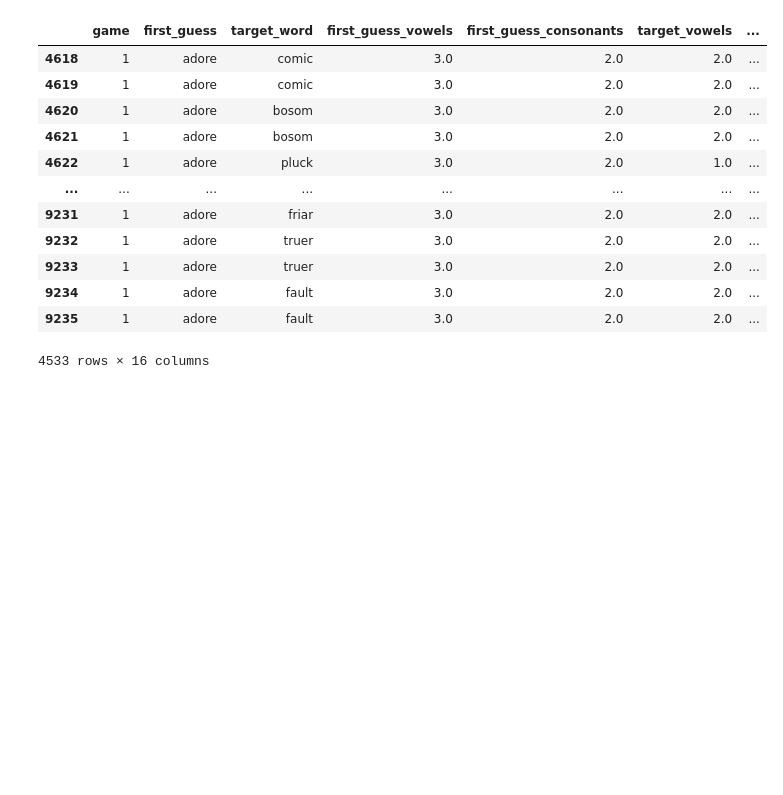
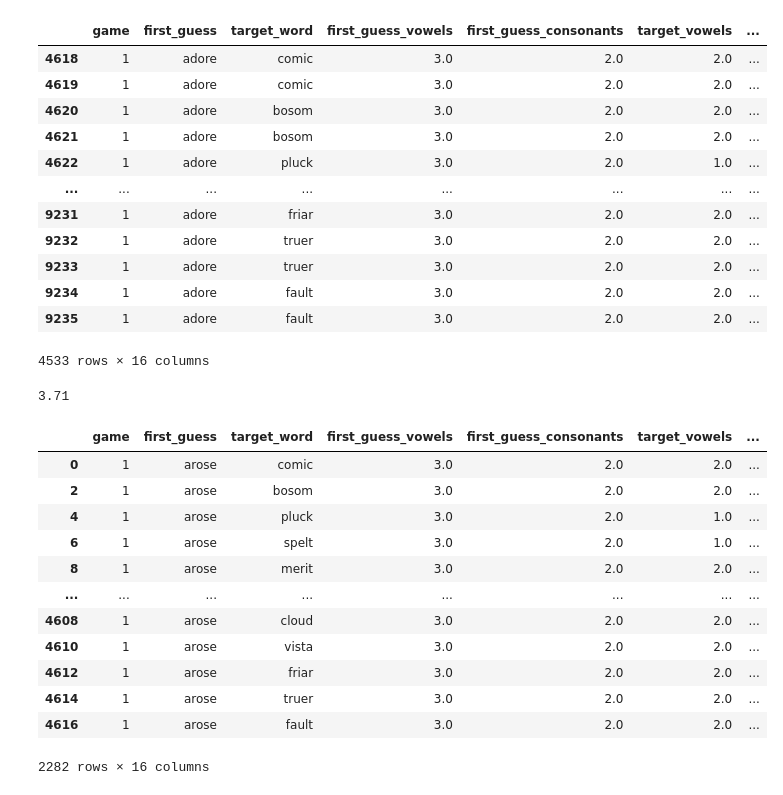
Before and after one commit to kmaurinjones/wordle_wizard, a Jupyter notebook: wordle_solving_function.ipynb, the cells around one changed output. Saved outputs shown, nothing was run; the diff lists cells and outputs as text; code cells hidden in the pictures; blank space fills up the shorter version.

```diff
--- a/wordle_solving_function.ipynb
+++ b/wordle_solving_function.ipynb
@@ -2236,4 +2213,23 @@ adore_df
 | 9234 | 1 | adore | fault | 3.0 | 2.0 | 2.0 | ... |
 | 9235 | 1 | adore | fault | 3.0 | 2.0 | 2.0 | ... |
 4533 rows × 16 columns
+# %%
+opera_df = sims_df.query("first_guess == 'arose' & valid_success == True & bias == 'entropy'")
+print(round(opera_df['num_guesses'].mean(), 2))
+opera_df
+# %% [output]
+3.71
+|  | game | first_guess | target_word | first_guess_vowels | first_guess_consonants | target_vowels | ... |
+| 0 | 1 | arose | comic | 3.0 | 2.0 | 2.0 | ... |
+| 2 | 1 | arose | bosom | 3.0 | 2.0 | 2.0 | ... |
+| 4 | 1 | arose | pluck | 3.0 | 2.0 | 1.0 | ... |
+| 6 | 1 | arose | spelt | 3.0 | 2.0 | 1.0 | ... |
+| 8 | 1 | arose | merit | 3.0 | 2.0 | 2.0 | ... |
+| ... | ... | ... | ... | ... | ... | ... | ... |
+| 4608 | 1 | arose | cloud | 3.0 | 2.0 | 2.0 | ... |
+| 4610 | 1 | arose | vista | 3.0 | 2.0 | 2.0 | ... |
+| 4612 | 1 | arose | friar | 3.0 | 2.0 | 2.0 | ... |
+| 4614 | 1 | arose | truer | 3.0 | 2.0 | 2.0 | ... |
+| 4616 | 1 | arose | fault | 3.0 | 2.0 | 2.0 | ... |
+2282 rows × 16 columns
 # %%
```
Also changed, not shown: parts of 15 cells of this notebook.
